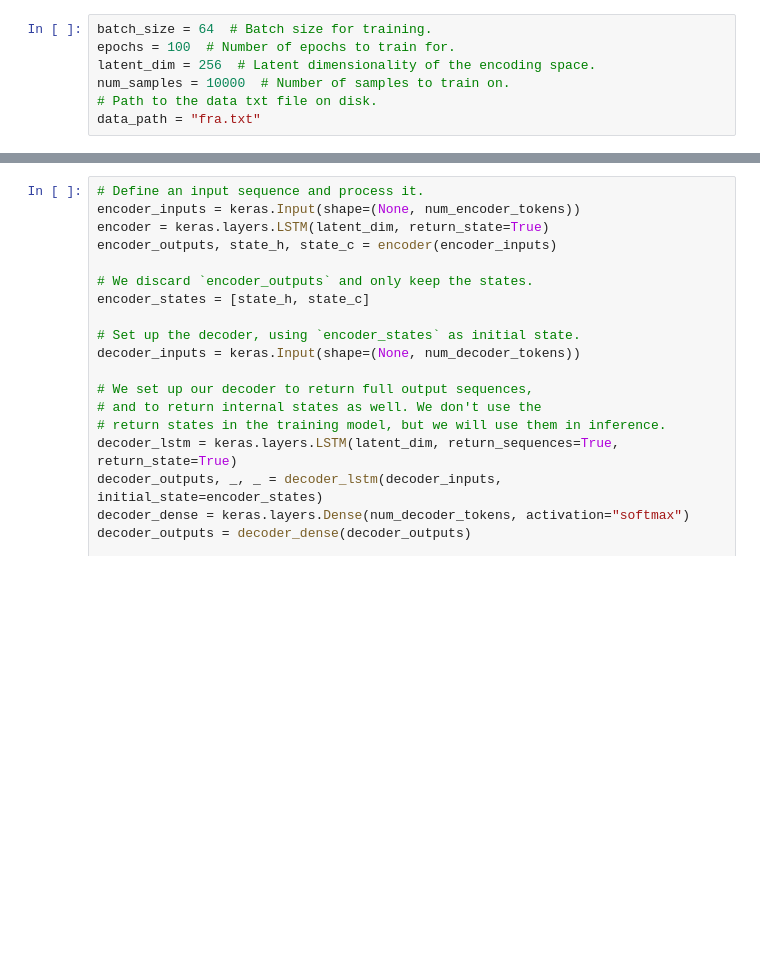
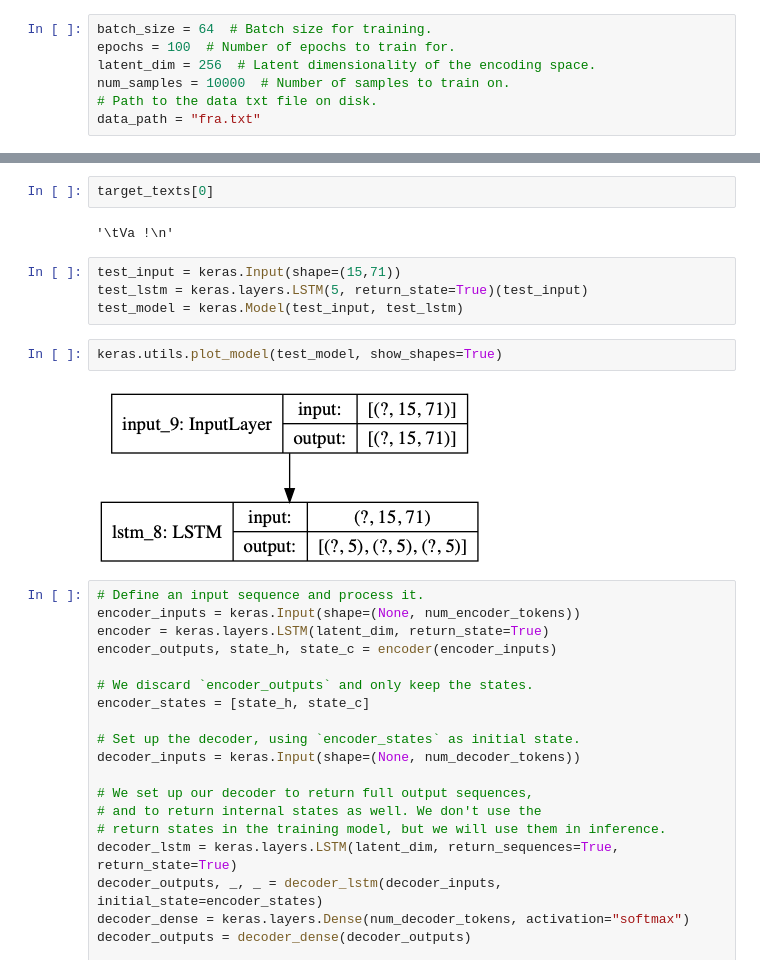
Before and after one commit to cokeSchlumpf/thesis--text-sumarization, a Jupyter notebook: notebooks/exp-seq2seq.ipynb, the cells around one changed output, grey strips where cells are left out. Drawn from its saved outputs; the diff is of its cells as text; blank space fills up the shorter version.

```diff
--- a/notebooks/exp-seq2seq.ipynb
+++ b/notebooks/exp-seq2seq.ipynb
@@ -81,3 +97,15 @@ Max sequence length for outputs: 59
+# %%
+target_texts[0]
+# %% [output]
+'\tVa !\n'
+# %%
+test_input = keras.Input(shape=(15,71))
+test_lstm = keras.layers.LSTM(5, return_state=True)(test_input)
+test_model = keras.Model(test_input, test_lstm)
+# %%
+keras.utils.plot_model(test_model, show_shapes=True)
+# %% [output]
+[figure, added]
 # %%
 # Define an input sequence and process it.
 encoder_inputs = keras.Input(shape=(None, num_encoder_tokens))
```
Also changed, not shown: parts of 22 cells of this notebook, 9 other files.
